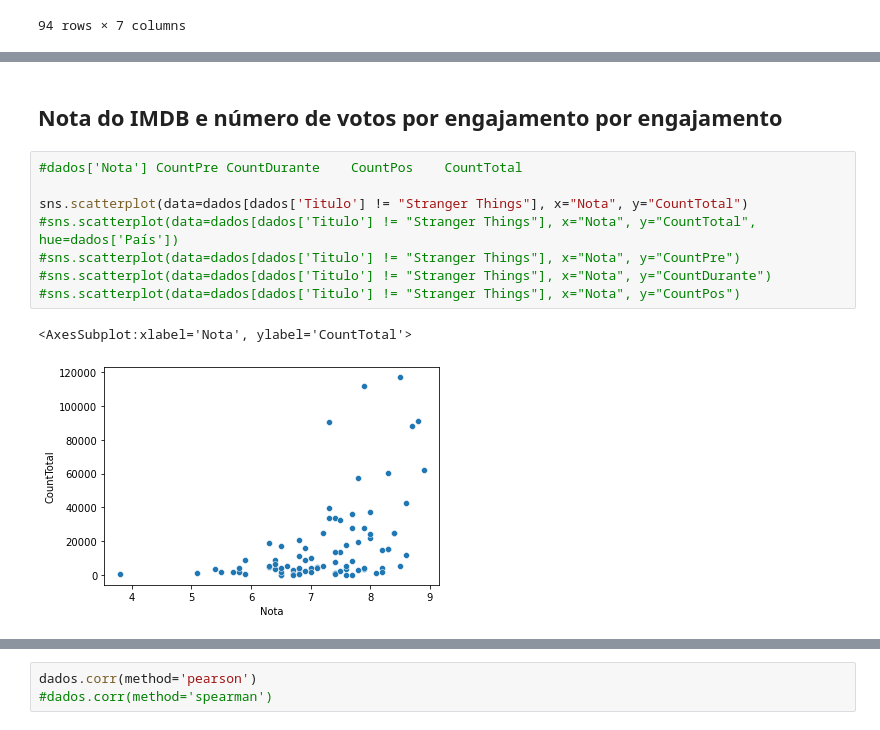
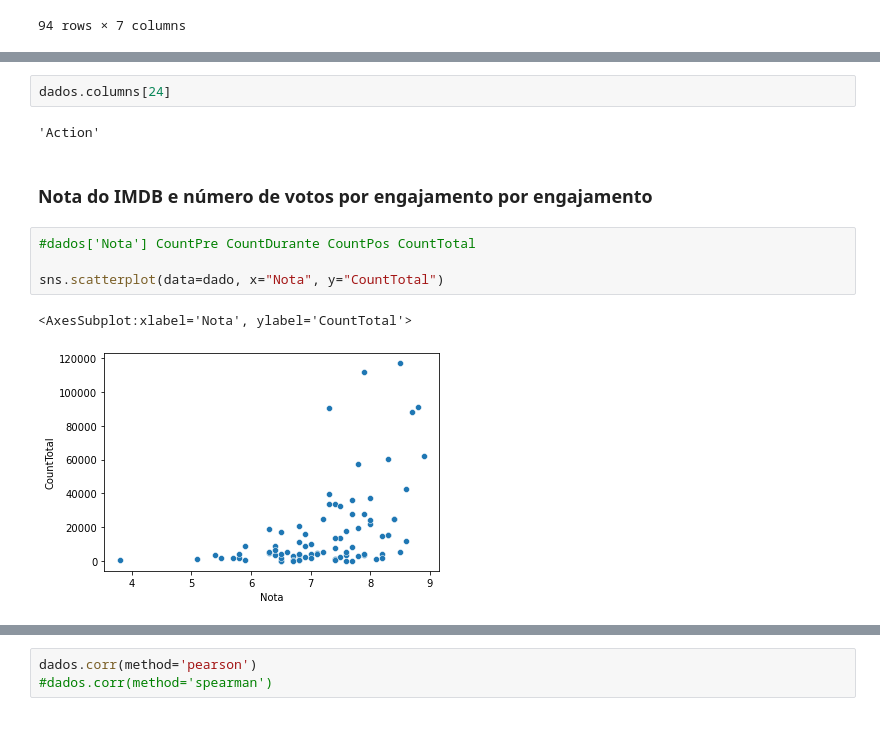
Before and after one commit to mariamaOlive/projeto-sidi-residencia, a Jupyter notebook: analise_exploratoria.ipynb, the cells around one changed output, grey strips where cells are left out. Saved outputs shown, nothing was run; the diff lists cells and outputs as text.

```diff
--- a/analise_exploratoria.ipynb
+++ b/analise_exploratoria.ipynb
@@ -88,13 +184,13 @@ dados.head()
+# %%
+dados.columns[24]
+# %% [output]
+'Action'
 # %% [markdown]
-## Nota do IMDB e número de votos por engajamento por engajamento
+### Nota do IMDB e número de votos por engajamento por engajamento
-# %%
-#dados['Nota'] CountPre	CountDurante	CountPos	CountTotal
-
-sns.scatterplot(data=dados[dados['Titulo'] != "Stranger Things"], x="Nota", y="CountTotal")
-#sns.scatterplot(data=dados[dados['Titulo'] != "Stranger Things"], x="Nota", y="CountTotal", hue=dados['País'])
-#sns.scatterplot(data=dados[dados['Titulo'] != "Stranger Things"], x="Nota", y="CountPre")
-#sns.scatterplot(data=dados[dados['Titulo'] != "Stranger Things"], x="Nota", y="CountDurante")
-#sns.scatterplot(data=dados[dados['Titulo'] != "Stranger Things"], x="Nota", y="CountPos")
-# %% [output]
-<AxesSubplot:xlabel='Nota', ylabel='CountTotal'>
-[figure, removed]
+# %%
+#dados['Nota'] CountPre CountDurante CountPos CountTotal
+
+sns.scatterplot(data=dado, x="Nota", y="CountTotal")
+# %% [output]
+<AxesSubplot:xlabel='Nota', ylabel='CountTotal'>
+[figure, added]
```
Also changed, not shown: parts of 37 cells of this notebook.
